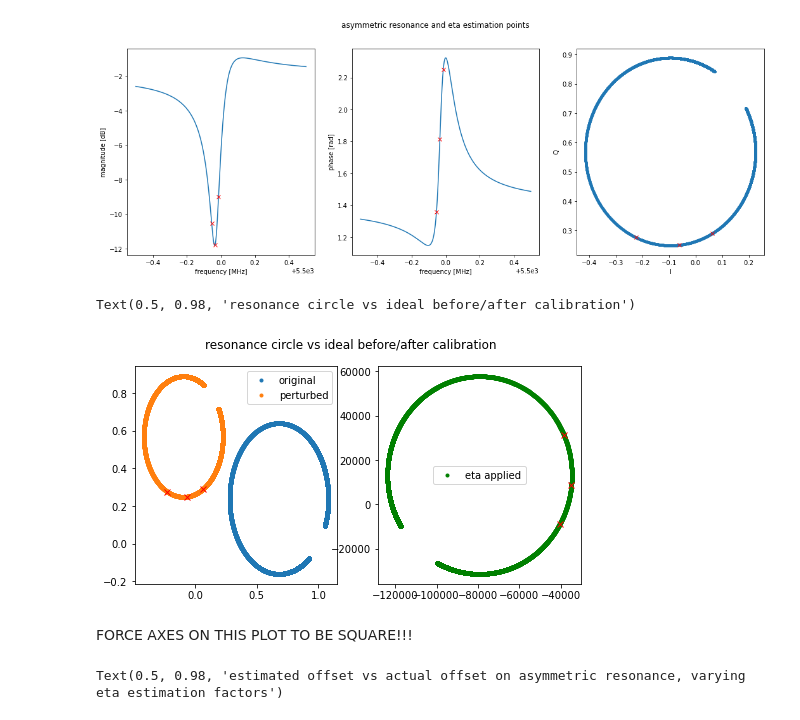
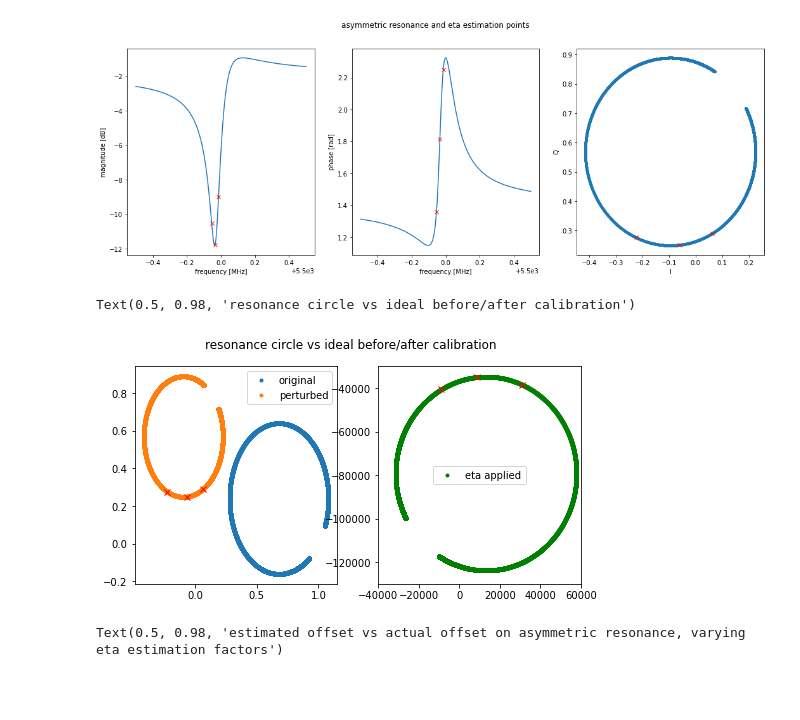
Before and after one commit to cyndiayu/babysmurf, a Jupyter notebook: intro.ipynb, the cells around one changed output. Saved outputs shown, nothing was run; the diff lists cells and outputs as text; code cells hidden in the pictures; blank space fills up the shorter version.

```diff
--- a/intro.ipynb
+++ b/intro.ipynb
@@ -428,27 +422,27 @@ Text(0.5, 0.98, 'asymmetric resonance and eta estimation points')
 # %%
 eta = bs.estimate_eta(fvec,a2,p2,offset=offset)
 
 ivec = a*np.cos(p)
 qvec = a*np.sin(p)
 ivec2 = a2*np.cos(p2)
 qvec2 = a2*np.sin(p2)
 ivec_eta = ivec2 * eta
 qvec_eta = qvec2 * eta
 
 fig,ax = plt.subplots(1,2,figsize=(8,4))
 ax[0].plot(ivec,qvec,'.',label='original')
 ax[0].plot(ivec2,qvec2,'.',label='perturbed')
 ax[0].plot(ivec2[index_array],qvec2[index_array],'rx')
 ax[0].legend()
-ax[1].plot(qvec_eta,ivec_eta,'g.',label='eta applied')
-ax[1].plot(qvec_eta[index_array],ivec_eta[index_array],'rx')
+ax[1].plot(ivec_eta,qvec_eta,'g.',label='eta applied')
+ax[1].plot(ivec_eta[index_array],qvec_eta[index_array],'rx')
 ax[1].legend()
+ax[1].set_ylim([-130e3,-30e3])
+ax[1].set_xlim([-40e3,60e3])
 plt.suptitle('resonance circle vs ideal before/after calibration')
 # %% [output]
 Text(0.5, 0.98, 'resonance circle vs ideal before/after calibration')
-[figure, old version]
+[figure, new version]
-# %% [markdown]
-FORCE AXES ON THIS PLOT TO BE SQUARE!!!
 # %%
 offsets = [1.,5.,10.,20.,30.] # kHz
 npts = 500
```
Also changed, not shown: parts of 15 cells of this notebook.
